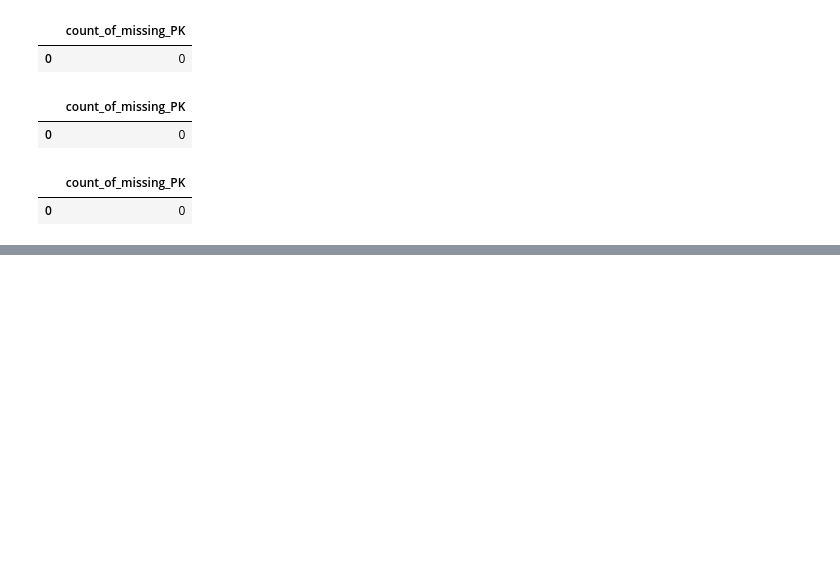
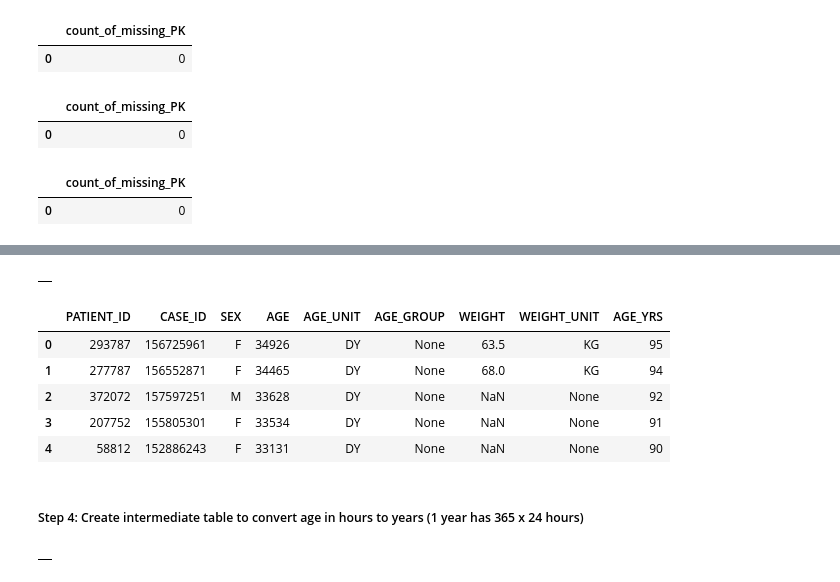
Before and after one commit to noahplacke/cs327e-Vaxonomics, a Jupyter notebook: Project/faers_modeled.ipynb, the cells around one changed output, grey strips where cells are left out. Cells and saved outputs as stored; diff of their text form; code cells hidden in the pictures; blank space fills up the shorter version.

```diff
--- a/Project/faers_modeled.ipynb
+++ b/Project/faers_modeled.ipynb
@@ -455,0 +510,31 @@ where ai.INGREDIENT_ID is null
+# %%
+%%bigquery
+create or replace table faers_modeled.Patient_SQL_3 as
+select *, CAST(FLOOR(AGE/365) as INT64) as AGE_YRS
+from faers_modeled.Patient
+where AGE_UNIT = 'DY' and AGE is not null
+# %% [output]
+|  |
+# %%
+%%bigquery
+# Check if transformation done correctly
+select * from faers_modeled.Patient_SQL_3
+order by AGE_YRS desc
+limit 5
+# %% [output]
+|  | PATIENT_ID | CASE_ID | SEX | AGE | AGE_UNIT | AGE_GROUP | WEIGHT | WEIGHT_UNIT | AGE_YRS |
+| 0 | 293787 | 156725961 | F | 34926 | DY | None | 63.5 | KG | 95 |
+| 1 | 277787 | 156552871 | F | 34465 | DY | None | 68.0 | KG | 94 |
+| 2 | 372072 | 157597251 | M | 33628 | DY | None | NaN | None | 92 |
+| 3 | 207752 | 155805301 | F | 33534 | DY | None | NaN | None | 91 |
+| 4 | 58812 | 152886243 | F | 33131 | DY | None | NaN | None | 90 |
+# %% [markdown]
+##### Step 4: Create intermediate table to convert age in hours to years (1 year has 365 x 24 hours)
+# %%
+%%bigquery
+create or replace table faers_modeled.Patient_SQL_4 as
+select *, CAST(FLOOR(AGE/24/365) as INT64) as AGE_YRS
+from faers_modeled.Patient
+where AGE_UNIT = 'HR' and AGE is not null
+# %% [output]
+|  |
```
Also changed, not shown: parts of 33 cells of this notebook, 11 other files.
